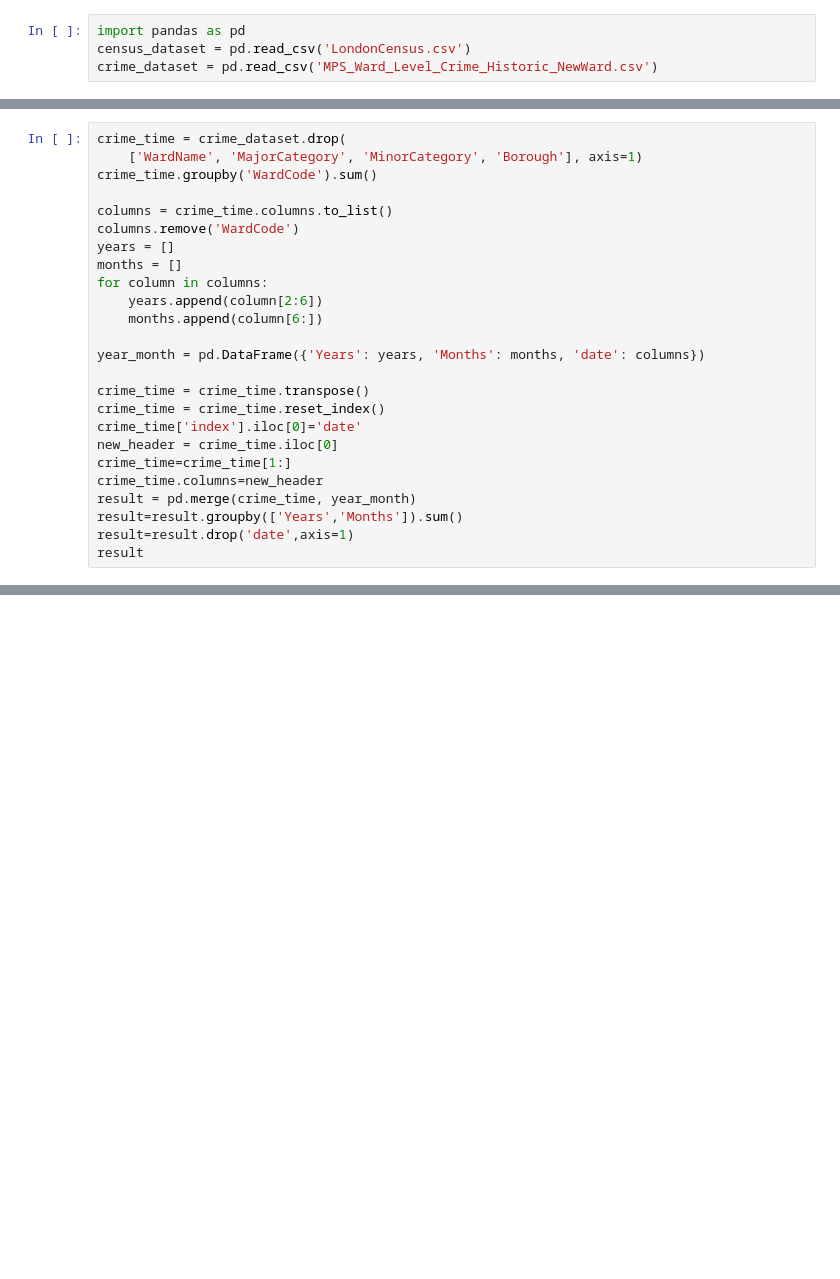
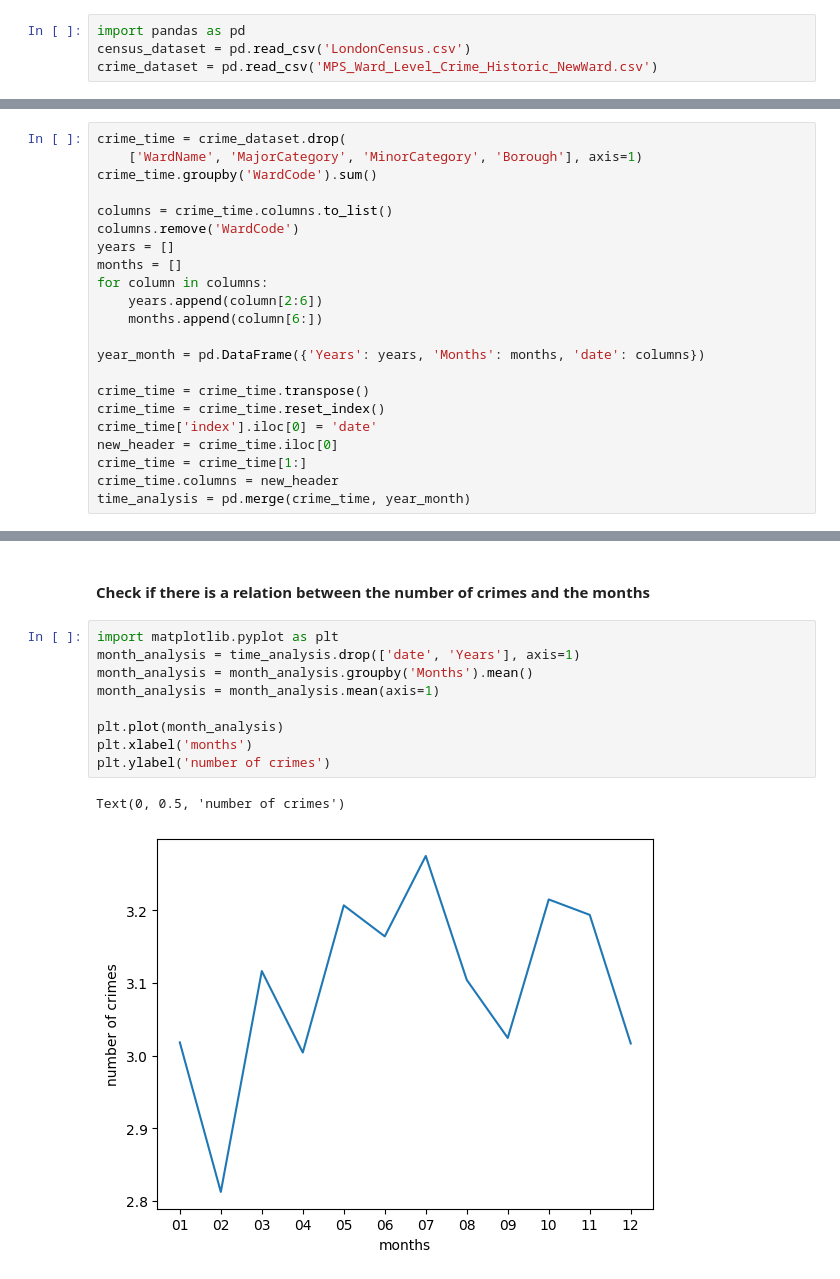
Before and after one commit to DavideLigari01/data-science-big-data-analytics, a Jupyter notebook: 21-03-2023/amalysis.ipynb, the cells around one changed output, grey strips where cells are left out. Cells and saved outputs as stored; diff of their text form; blank space fills up the shorter version.

```diff
--- a/21-03-2023/amalysis.ipynb
+++ b/21-03-2023/amalysis.ipynb
@@ -63,11 +49,8 @@ year_month = pd.DataFrame({'Years': years, 'Months': months, 'date': columns})
 
 crime_time = crime_time.transpose()
 crime_time = crime_time.reset_index()
-crime_time['index'].iloc[0]='date'
+crime_time['index'].iloc[0] = 'date'
 new_header = crime_time.iloc[0]
-crime_time=crime_time[1:]
-crime_time.columns=new_header
-result = pd.merge(crime_time, year_month)
-result=result.groupby(['Years','Months']).sum()
-result=result.drop('date',axis=1)
-result
+crime_time = crime_time[1:]
+crime_time.columns = new_header
+time_analysis = pd.merge(crime_time, year_month)
@@ -88,0 +57,14 @@ result
+# %% [markdown]
+#### Check if there is a relation between the number of crimes and the months
+# %%
+import matplotlib.pyplot as plt
+month_analysis = time_analysis.drop(['date', 'Years'], axis=1)
+month_analysis = month_analysis.groupby('Months').mean()
+month_analysis = month_analysis.mean(axis=1)
+
+plt.plot(month_analysis)
+plt.xlabel('months')
+plt.ylabel('number of crimes')
+# %% [output]
+Text(0, 0.5, 'number of crimes')
+[figure, added]
```
Also changed, not shown: parts of 4 cells of this notebook, 3 other files.
